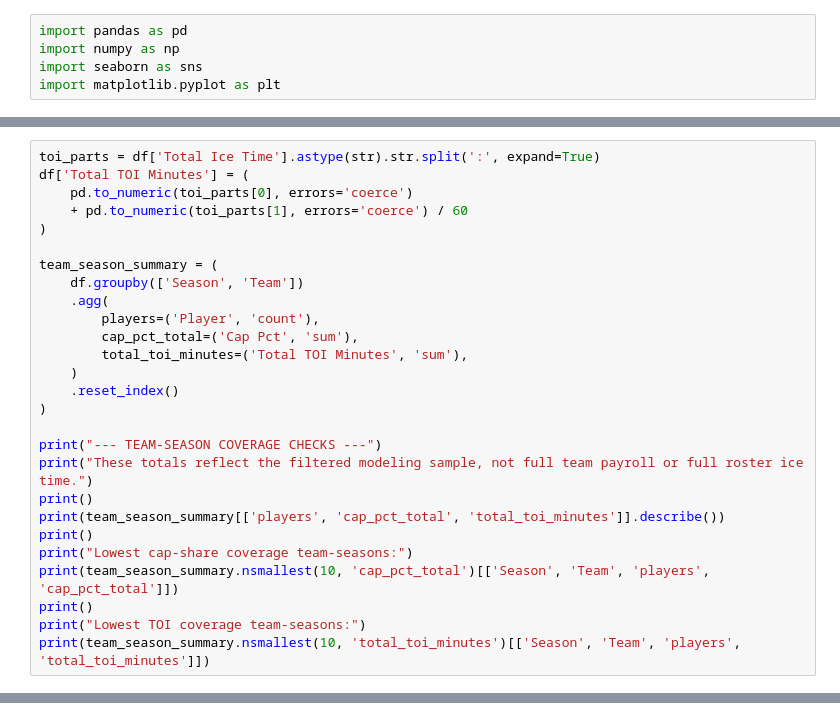
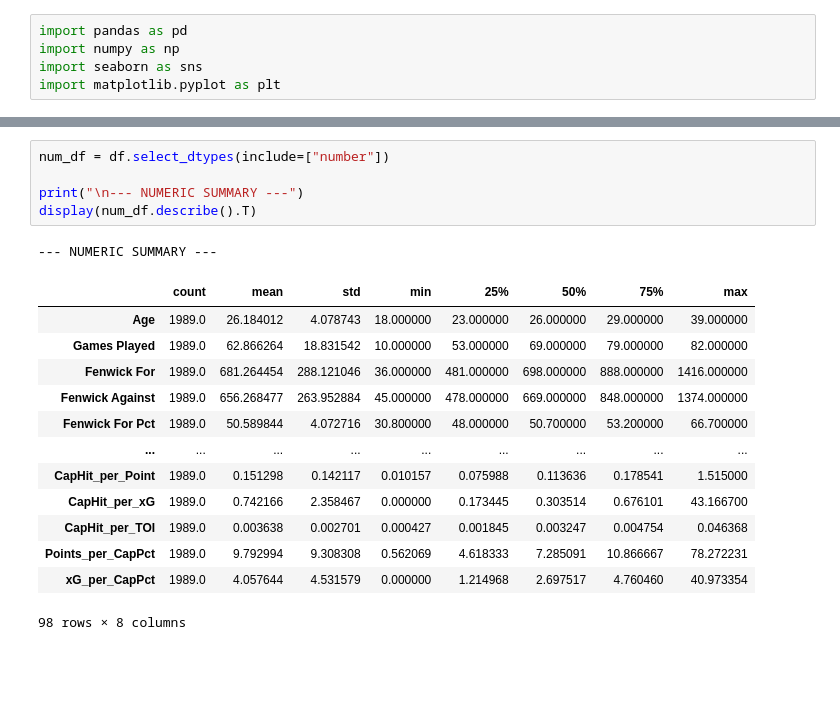
Before and after one commit to michaelwaltu/nhl-salary-alpha-project, a Jupyter notebook: notebooks/01_data_cleaning.ipynb, the cells around one changed output, grey strips where cells are left out. Cells and saved outputs as stored; diff of their text form; blank space fills up the shorter version.

```diff
--- a/notebooks/01_data_cleaning.ipynb
+++ b/notebooks/01_data_cleaning.ipynb
@@ -100,27 +17,0 @@ Name: count, dtype: int64
-# %%
-toi_parts = df['Total Ice Time'].astype(str).str.split(':', expand=True)
-df['Total TOI Minutes'] = (
-    pd.to_numeric(toi_parts[0], errors='coerce')
-    + pd.to_numeric(toi_parts[1], errors='coerce') / 60
-)
-
-team_season_summary = (
-    df.groupby(['Season', 'Team'])
-    .agg(
-        players=('Player', 'count'),
-        cap_pct_total=('Cap Pct', 'sum'),
-        total_toi_minutes=('Total TOI Minutes', 'sum'),
-    )
-    .reset_index()
-)
-
-print("--- TEAM-SEASON COVERAGE CHECKS ---")
-print("These totals reflect the filtered modeling sample, not full team payroll or full roster ice time.")
-print()
-print(team_season_summary[['players', 'cap_pct_total', 'total_toi_minutes']].describe())
-print()
-print("Lowest cap-share coverage team-seasons:")
-print(team_season_summary.nsmallest(10, 'cap_pct_total')[['Season', 'Team', 'players', 'cap_pct_total']])
-print()
-print("Lowest TOI coverage team-seasons:")
-print(team_season_summary.nsmallest(10, 'total_toi_minutes')[['Season', 'Team', 'players', 'total_toi_minutes']])
@@ -144,0 +85,20 @@ max     17.000000      85.386848       19156.533333
+# %%
+num_df = df.select_dtypes(include=["number"])
+
+print("\n--- NUMERIC SUMMARY ---")
+display(num_df.describe().T)
+# %% [output]
+--- NUMERIC SUMMARY ---
+|  | count | mean | std | min | 25% | 50% | 75% | max |
+| Age | 1989.0 | 26.184012 | 4.078743 | 18.000000 | 23.000000 | 26.000000 | 29.000000 | 39.000000 |
+| Games Played | 1989.0 | 62.866264 | 18.831542 | 10.000000 | 53.000000 | 69.000000 | 79.000000 | 82.000000 |
+| Fenwick For | 1989.0 | 681.264454 | 288.121046 | 36.000000 | 481.000000 | 698.000000 | 888.000000 | 1416.000000 |
+| Fenwick Against | 1989.0 | 656.268477 | 263.952884 | 45.000000 | 478.000000 | 669.000000 | 848.000000 | 1374.000000 |
+| Fenwick For Pct | 1989.0 | 50.589844 | 4.072716 | 30.800000 | 48.000000 | 50.700000 | 53.200000 | 66.700000 |
+| ... | ... | ... | ... | ... | ... | ... | ... | ... |
+| CapHit_per_Point | 1989.0 | 0.151298 | 0.142117 | 0.010157 | 0.075988 | 0.113636 | 0.178541 | 1.515000 |
+| CapHit_per_xG | 1989.0 | 0.742166 | 2.358467 | 0.000000 | 0.173445 | 0.303514 | 0.676101 | 43.166700 |
+| CapHit_per_TOI | 1989.0 | 0.003638 | 0.002701 | 0.000427 | 0.001845 | 0.003247 | 0.004754 | 0.046368 |
+| Points_per_CapPct | 1989.0 | 9.792994 | 9.308308 | 0.562069 | 4.618333 | 7.285091 | 10.866667 | 78.272231 |
+| xG_per_CapPct | 1989.0 | 4.057644 | 4.531579 | 0.000000 | 1.214968 | 2.697517 | 4.760460 | 40.973354 |
+98 rows × 8 columns
```
Also changed, not shown: parts of 29 cells of this notebook, 2 other files.
